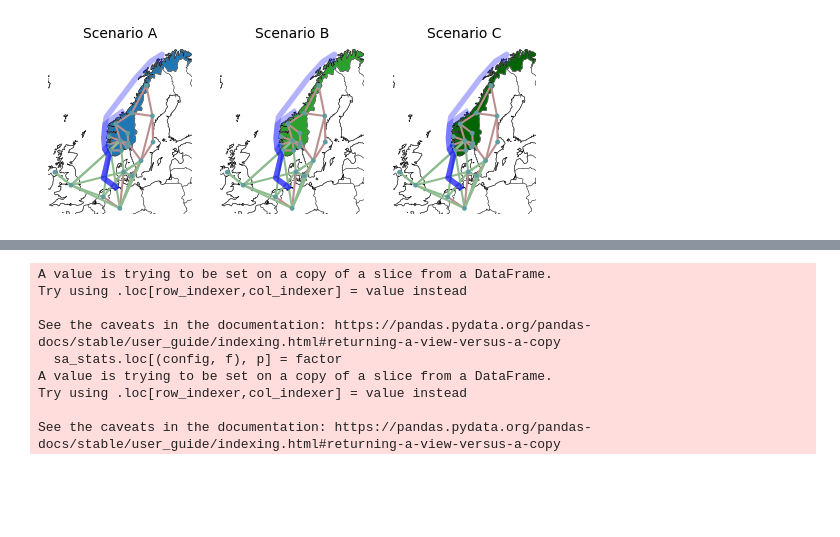
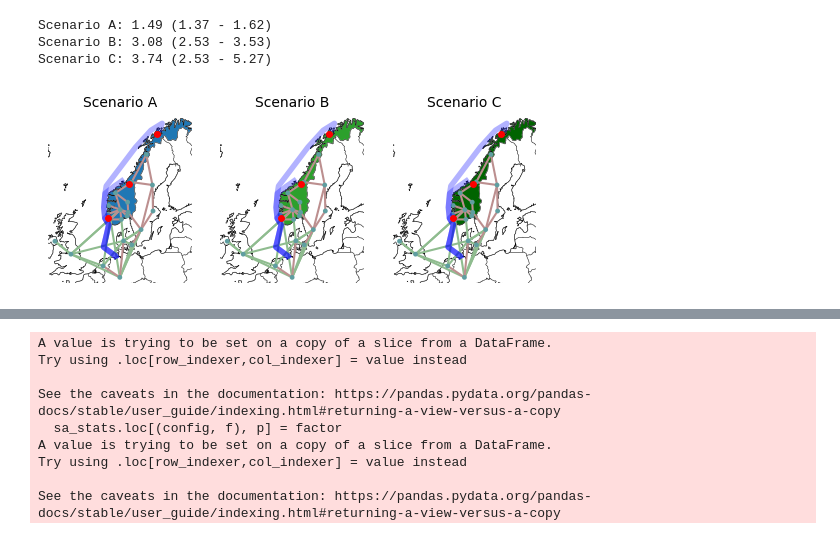
Before and after one commit to koen-vg/pypsa-eur, a Jupyter notebook: notebooks/analysis.ipynb, the cells around one changed output, grey strips where cells are left out. Saved outputs shown, nothing was run; the diff lists cells and outputs as text; code cells hidden in the pictures; blank space fills up the shorter version.

```diff
--- a/notebooks/analysis.ipynb
+++ b/notebooks/analysis.ipynb
@@ -156,0 +304,6 @@ stats["H2 cost"] = stats["H2 cost"] * MWh_per_tH2 / 1000
+# %%
+# Amount of CO2 captured by Norwegian SMR (Mt CO2 / yr)
+n = list(nets["scenario_A"].values())[0]
+smr_links = n.links.loc[(n.links.carrier == "SMR CC") & n.links.bus0.str.startswith("NO")].index
+print(f"CO2 to atmosphere: {-(n.links_t['p2'][smr_links].sum(axis=1) * n.snapshot_weightings.objective).sum() / 1e6:.2f} Mt")
+print(f"CO2 to captured: {-(n.links_t['p3'][smr_links].sum(axis=1) * n.snapshot_weightings.objective).sum() / 1e6:.2f} Mt")
@@ -256,3 +436,15 @@ fig.savefig("figures/H2_cost.png", bbox_inches="tight", dpi=300)
+# %%
+# Print mean as well as 5th and 95th percentile
+for config in configs:
+    print(
+        f"Scenario {config[-1]}: {stats.loc[config]['H2 cost total'].median():.2f} "
+        f"({stats.loc[config]['H2 cost total'].quantile(0.05):.2f} - "
+        f"{stats.loc[config]['H2 cost total'].quantile(0.95):.2f})"
+    )
+# %% [output]
+Scenario A: 1.49 (1.37 - 1.62)
+Scenario B: 3.08 (2.53 - 3.53)
+Scenario C: 3.74 (2.53 - 5.27)
 # %%
 def assign_location(n):
     for c in n.iterate_components(n.one_port_components | n.branch_components):
@@ -307,34 +499,47 @@ for ax, config in zip(axs.flatten(), configs):
         edgecolor="none",
         zorder=1,
     )
 
     # Plot searoute from Bremerhaven to Stavanger
     bremerhaven = (8.5, 53.5)
     stavanger = (5.7, 58.9)
     trondheim = (10.37, 63.44)
     tromso = (18.9, 69.6)
     routes = [sr.searoute(bremerhaven, c) for c in [stavanger, trondheim, tromso]]
     routes = gpd.GeoDataFrame.from_features(routes)
     routes.plot(
         ax=ax,
         color="blue",
         linewidth=4,
         zorder=10,
         alpha=0.3,
         transform=ccrs.PlateCarree(),
     )
 
+    # Mark each location in Norway with a red dot
+    for p in [stavanger, trondheim, tromso]:
+        ax.plot(
+            p[0],
+            p[1],
+            "o",
+            color="red",
+            markersize=4,
+            transform=ccrs.PlateCarree(),
+            zorder=10,
+        )
+
     # Plot buses with location
     n = list(nets[config].values())[0]
     assign_location(n)
     n.buses.drop(n.buses.index[n.buses.carrier != "AC"], inplace=True)
     n.plot(ax=ax, bus_sizes=0.2, color_geomap=None, boundaries=boundaries)
 
     ax.set_title(f"Scenario {config[-1]}", fontsize=10)
 
 plt.savefig("figures/map.png", bbox_inches="tight", dpi=300)
+plt.savefig("figures/map.pdf", bbox_inches="tight")
 # %% [output]
-[figure, old version]
+[figure, new version]
 # %%
 # Cartopy map of Norway, projection centered on Norway
 fig, axs = plt.subplots(
```
Also changed, not shown: parts of 21 cells of this notebook, 1 other file.
